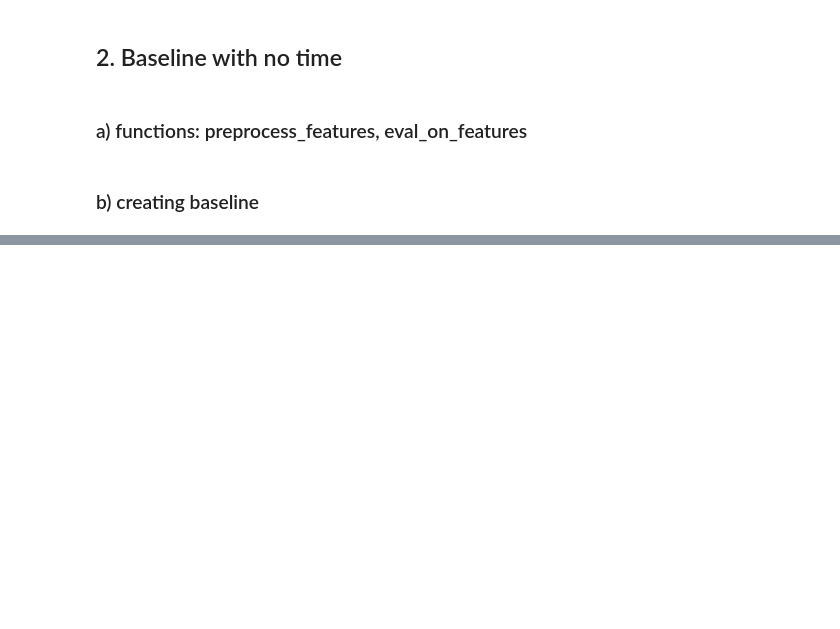
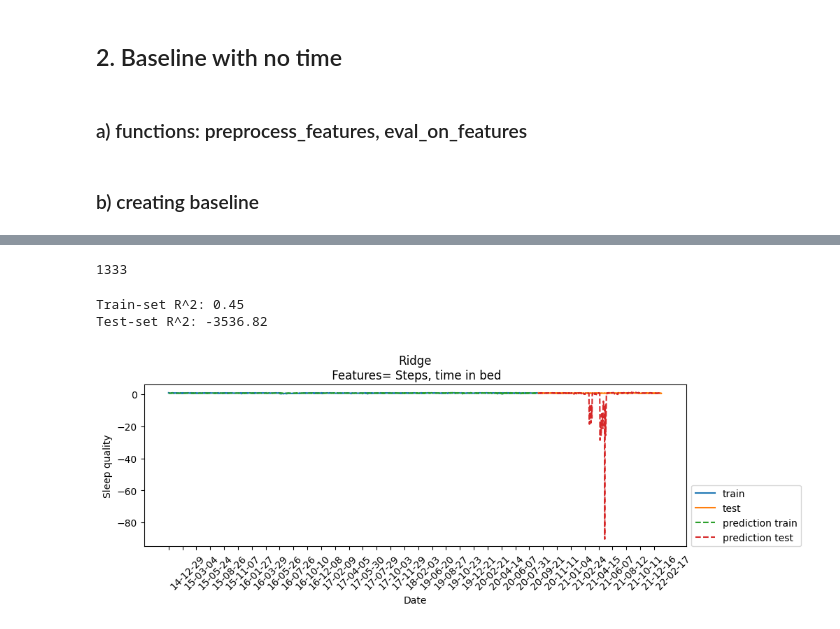
Before and after one commit to ricd99/endToEndML, a Jupyter notebook: notebooks/EDA_clean.ipynb, the cells around one changed output, grey strips where cells are left out. Cells and saved outputs as stored; diff of their text form; code cells hidden in the pictures; blank space fills up the shorter version.

```diff
--- a/notebooks/EDA_clean.ipynb
+++ b/notebooks/EDA_clean.ipynb
@@ -255,5 +444,24 @@ def eval_on_features(
 # %%
-numeric_features = ["Steps", "Time in bed (hr)"]
-categorical_features = []
-drop_features = ["Start", "End"]
+numeric_features = [c for c in df.select_dtypes("number").columns if c != "Sleep quality"] + ["Did snore"]
+categorical_features = [c for c in df.select_dtypes("object").columns if c != "Did snore"]
+drop_features = df.select_dtypes("datetime").columns.tolist()
 target = ["Sleep quality"]
+# %%
+n_train = round(len(df) * 0.75)
+n_train
+# %% [output]
+1333
+# %%
+df_train = df.iloc[0:n_train]
+df_test = df.iloc[n_train:]
+# %%
+X_train_enc_baseline, y_train_baseline, X_test_enc_baseline, y_test_baseline, preprocesor = preprocess_features(df_train, df_test, numeric_features, categorical_features, drop_features, target)
+# %%
+ridge = Ridge()
+xtick_labels = pd.concat([df_train["Start"], df_test['Start']]).reset_index(drop=True)
+xtick_labels = pd.DatetimeIndex(xtick_labels)
+eval_on_features(X_train_enc_baseline, X_test_enc_baseline, y_train_baseline, y_test_baseline, ridge, xtick_labels=xtick_labels, feat_names="Steps, time in bed")
+# %% [output]
+Train-set R^2: 0.45
+Test-set R^2: -3536.82
+[figure, added]
```
Also changed, not shown: parts of 25 cells of this notebook, 1 other file.
